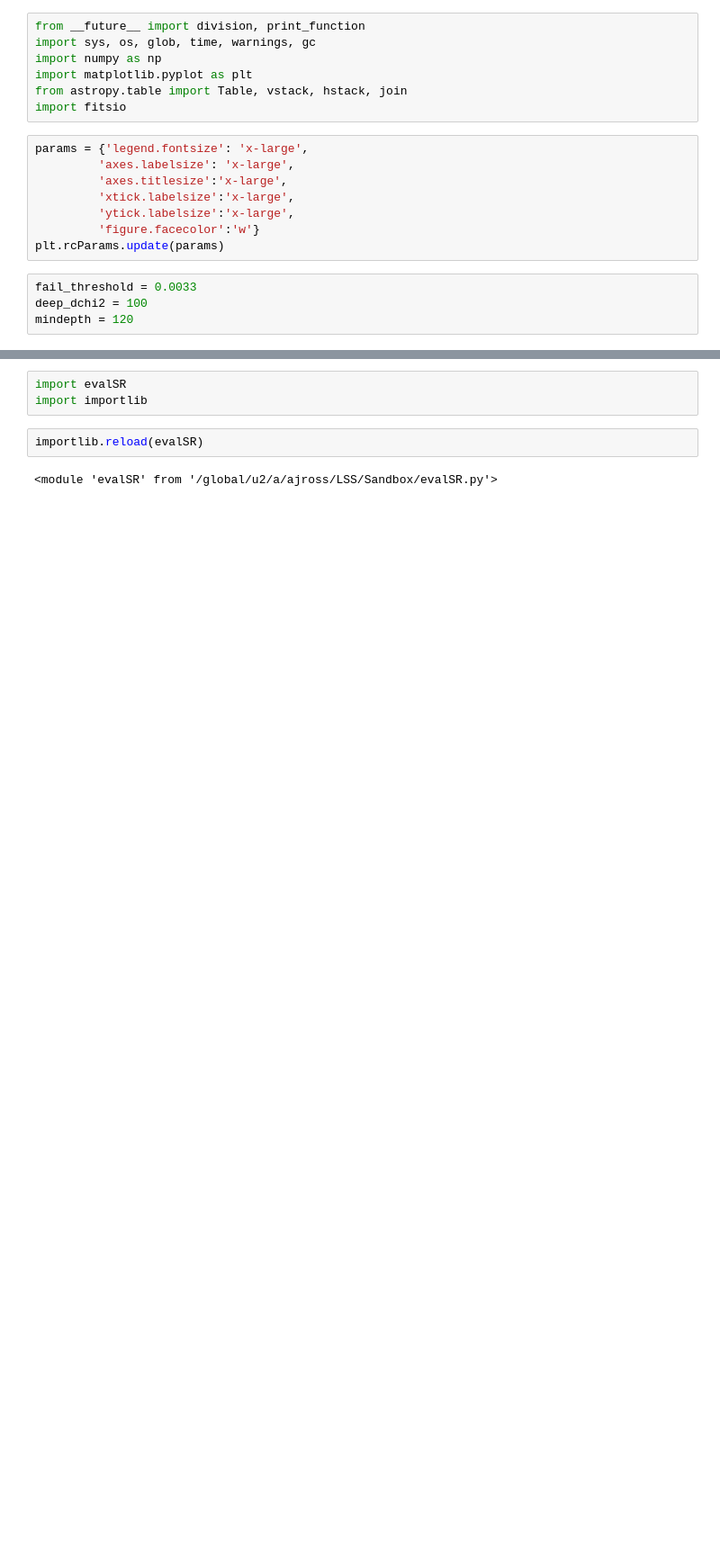
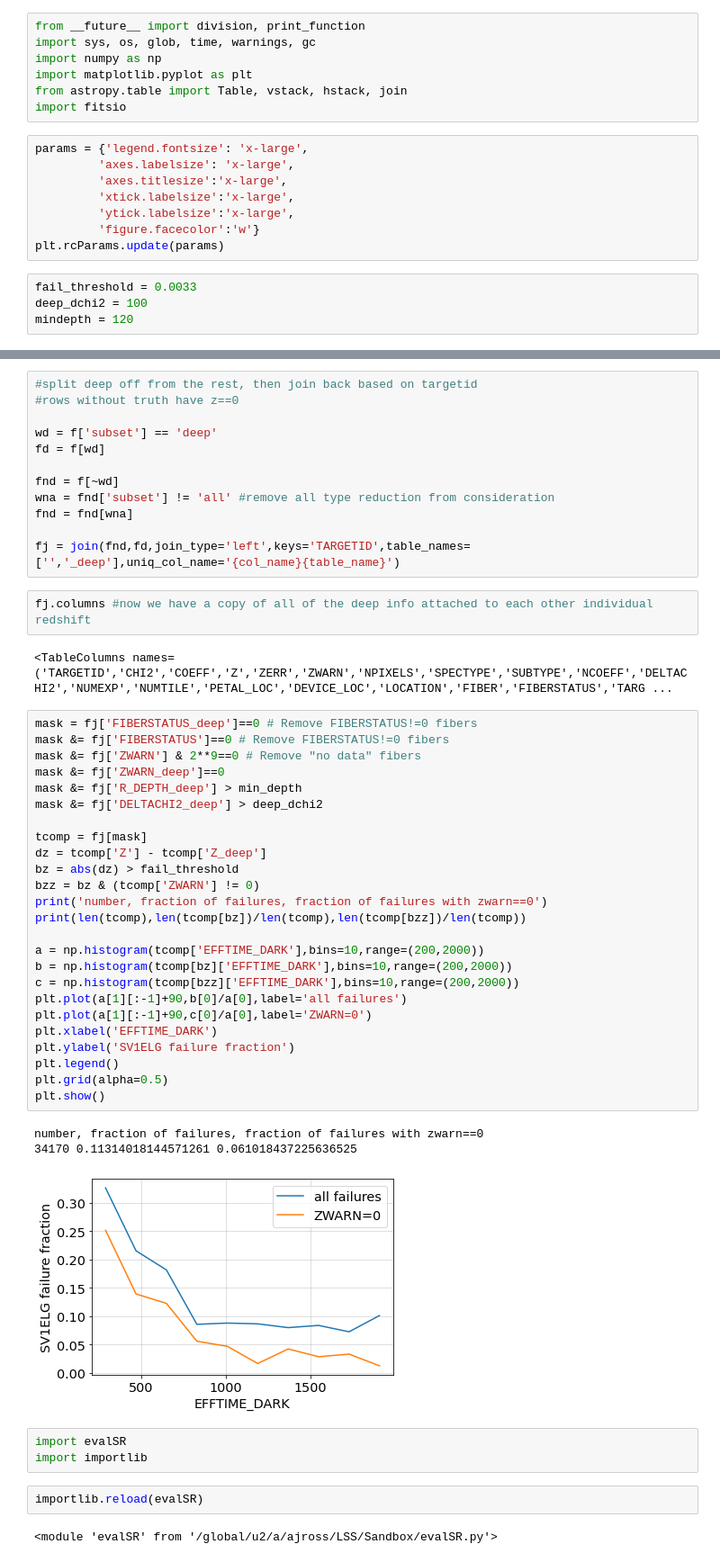
Before and after one commit to desihub/LSS, a Jupyter notebook: Sandbox/use_zcat.ipynb, the cells around one changed output, grey strips where cells are left out. Shown at 90% size. Saved outputs shown, nothing was run; the diff lists cells and outputs as text; blank space fills up the shorter version.

```diff
--- a/Sandbox/use_zcat.ipynb
+++ b/Sandbox/use_zcat.ipynb
@@ -95,3 +34,48 @@ number, fraction of failures, fraction of failures with zwarn==0
+# %%
+#split deep off from the rest, then join back based on targetid
+#rows without truth have z==0
+
+wd = f['subset'] == 'deep'
+fd = f[wd]
+
+fnd = f[~wd]
+wna = fnd['subset'] != 'all' #remove all type reduction from consideration
+fnd = fnd[wna]
+
+fj = join(fnd,fd,join_type='left',keys='TARGETID',table_names=['','_deep'],uniq_col_name='{col_name}{table_name}')
+# %%
+fj.columns #now we have a copy of all of the deep info attached to each other individual redshift
+# %% [output]
+<TableColumns names=('TARGETID','CHI2','COEFF','Z','ZERR','ZWARN','NPIXELS','SPECTYPE','SUBTYPE','NCOEFF','DELTACHI2','NUMEXP','NUMTILE','PETAL_LOC','DEVICE_LOC','LOCATION','FIBER','FIBERSTATUS','TARG ...
+# %%
+mask = fj['FIBERSTATUS_deep']==0 # Remove FIBERSTATUS!=0 fibers
+mask &= fj['FIBERSTATUS']==0 # Remove FIBERSTATUS!=0 fibers
+mask &= fj['ZWARN'] & 2**9==0 # Remove "no data" fibers
+mask &= fj['ZWARN_deep']==0
+mask &= fj['R_DEPTH_deep'] > min_depth
+mask &= fj['DELTACHI2_deep'] > deep_dchi2
+
+tcomp = fj[mask]
+dz = tcomp['Z'] - tcomp['Z_deep']
+bz = abs(dz) > fail_threshold
+bzz = bz & (tcomp['ZWARN'] != 0)
+print('number, fraction of failures, fraction of failures with zwarn==0')
+print(len(tcomp),len(tcomp[bz])/len(tcomp),len(tcomp[bzz])/len(tcomp))
+
+a = np.histogram(tcomp['EFFTIME_DARK'],bins=10,range=(200,2000))
+b = np.histogram(tcomp[bz]['EFFTIME_DARK'],bins=10,range=(200,2000))
+c = np.histogram(tcomp[bzz]['EFFTIME_DARK'],bins=10,range=(200,2000))
+plt.plot(a[1][:-1]+90,b[0]/a[0],label='all failures')
+plt.plot(a[1][:-1]+90,c[0]/a[0],label='ZWARN=0')
+plt.xlabel('EFFTIME_DARK')
+plt.ylabel('SV1ELG failure fraction')
+plt.legend()
+plt.grid(alpha=0.5)
+plt.show()
+# %% [output]
+number, fraction of failures, fraction of failures with zwarn==0
+34170 0.11314018144571261 0.061018437225636525
+[figure, added]
 # %%
 import evalSR
 import importlib
```
Also changed, not shown: parts of 175 cells of this notebook.
